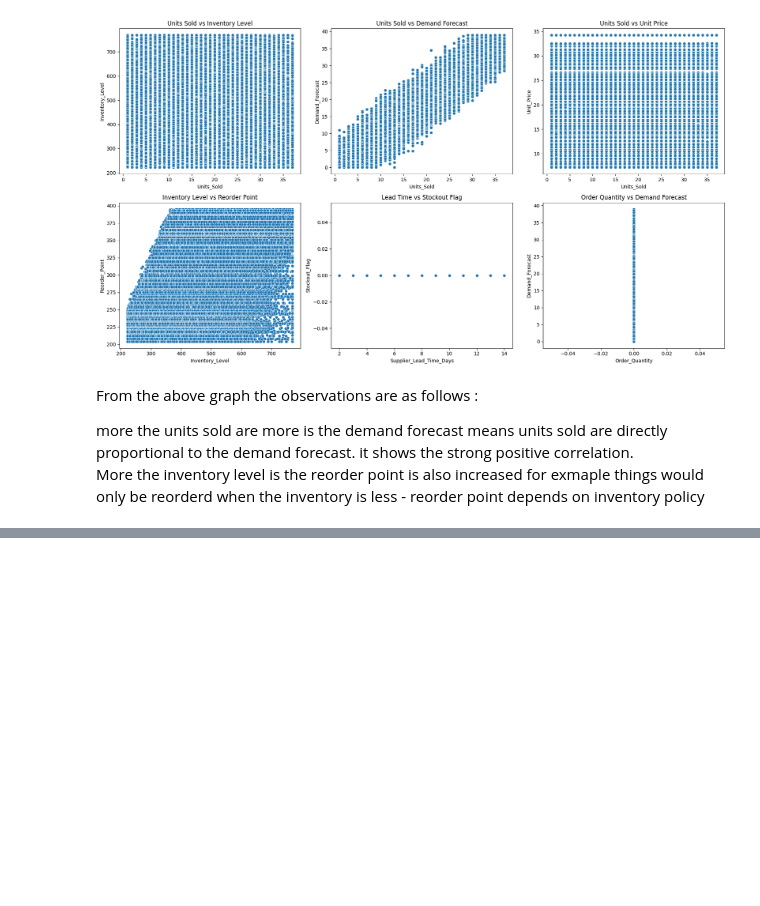
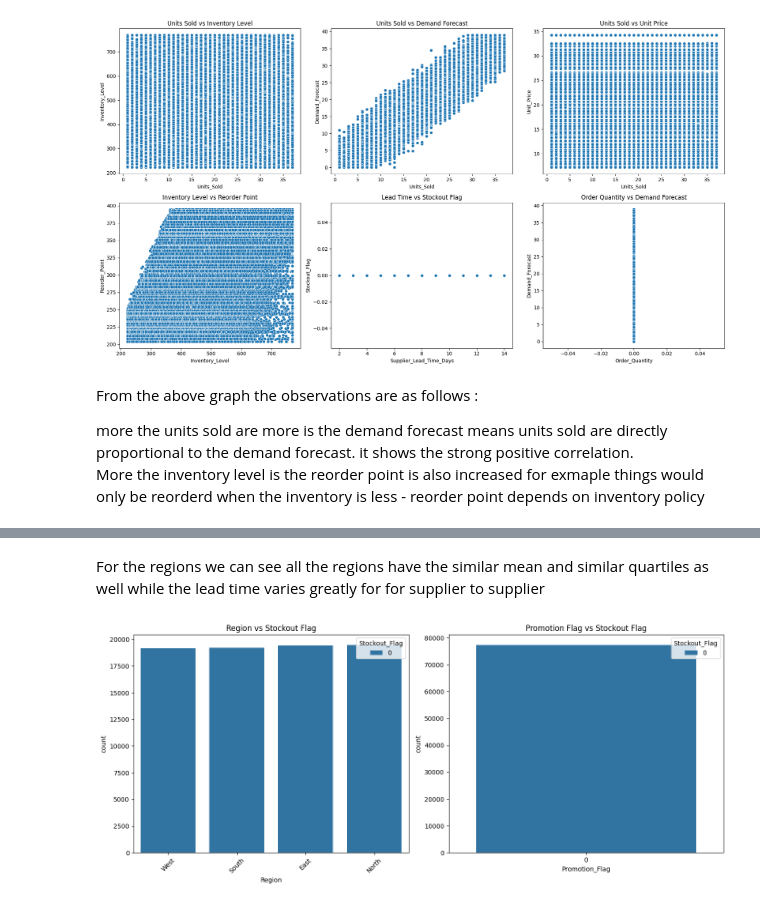
Before and after one commit to vinaypant33/supply_chain_control_tower, a Jupyter notebook: notebooks/eda.ipynb, the cells around one changed output, grey strips where cells are left out. Cells and saved outputs as stored; diff of their text form; code cells hidden in the pictures; blank space fills up the shorter version.

```diff
--- a/notebooks/eda.ipynb
+++ b/notebooks/eda.ipynb
@@ -407,0 +459,20 @@ More the inventory level is the reorder point is also increased for exmaple thin
+# %% [markdown]
+For the regions we can see all the regions have the similar mean and similar quartiles as well while the lead time varies greatly for for supplier to supplier
+# %%
+plt.figure(figsize=(14, 6))
+
+# 1. Region vs Stockout Flag (Countplot)
+plt.subplot(1, 2, 1)
+sns.countplot(x='Region', hue='Stockout_Flag', data=df)
+plt.title('Region vs Stockout Flag')
+plt.xticks(rotation=45)
+
+# 2. Promotion Flag vs Stockout Flag (Countplot)
+plt.subplot(1, 2, 2)
+sns.countplot(x='Promotion_Flag', hue='Stockout_Flag', data=df)
+plt.title('Promotion Flag vs Stockout Flag')
+
+plt.tight_layout()
+plt.show()
+# %% [output]
+[figure, added]
```
Also changed, not shown: parts of 5 cells of this notebook.
